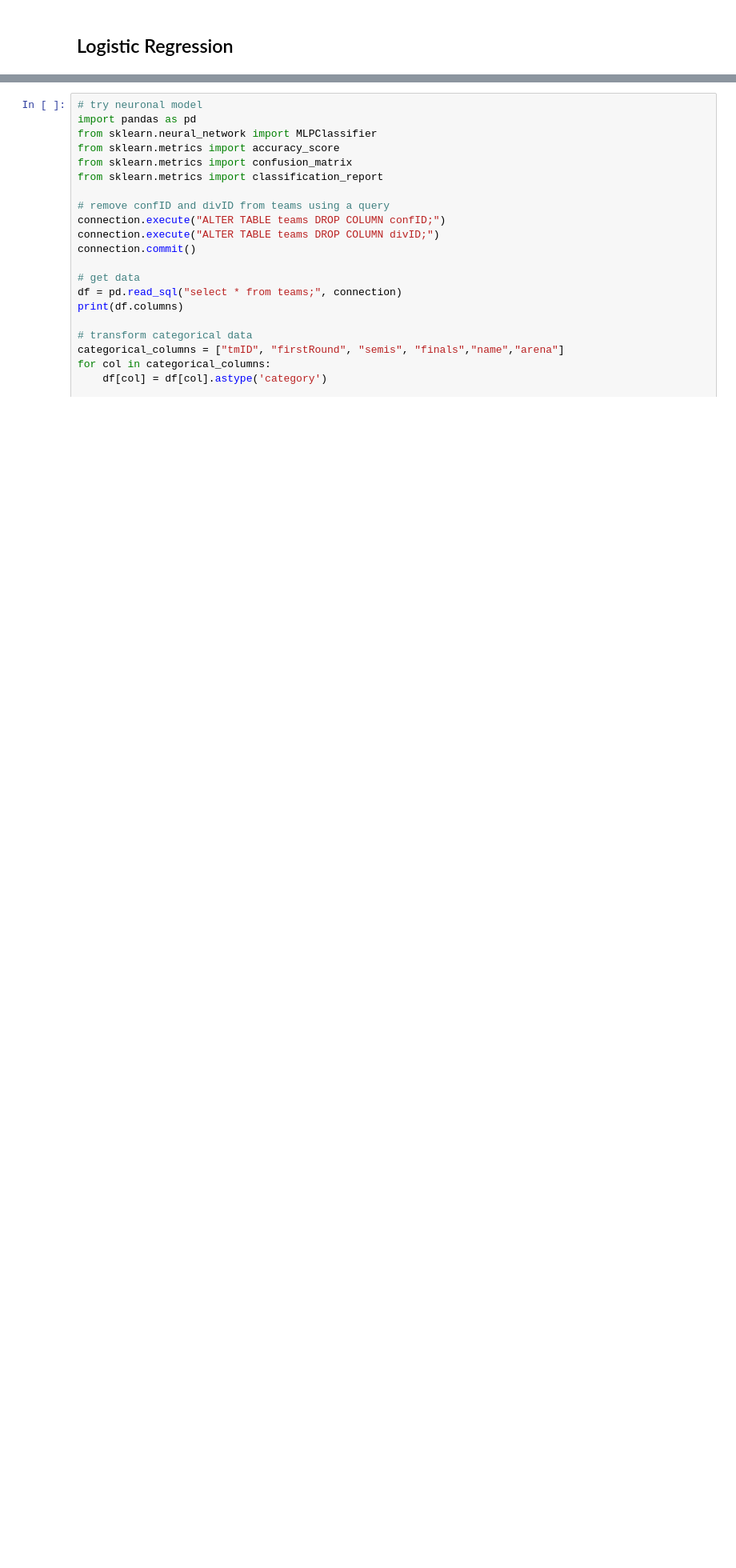
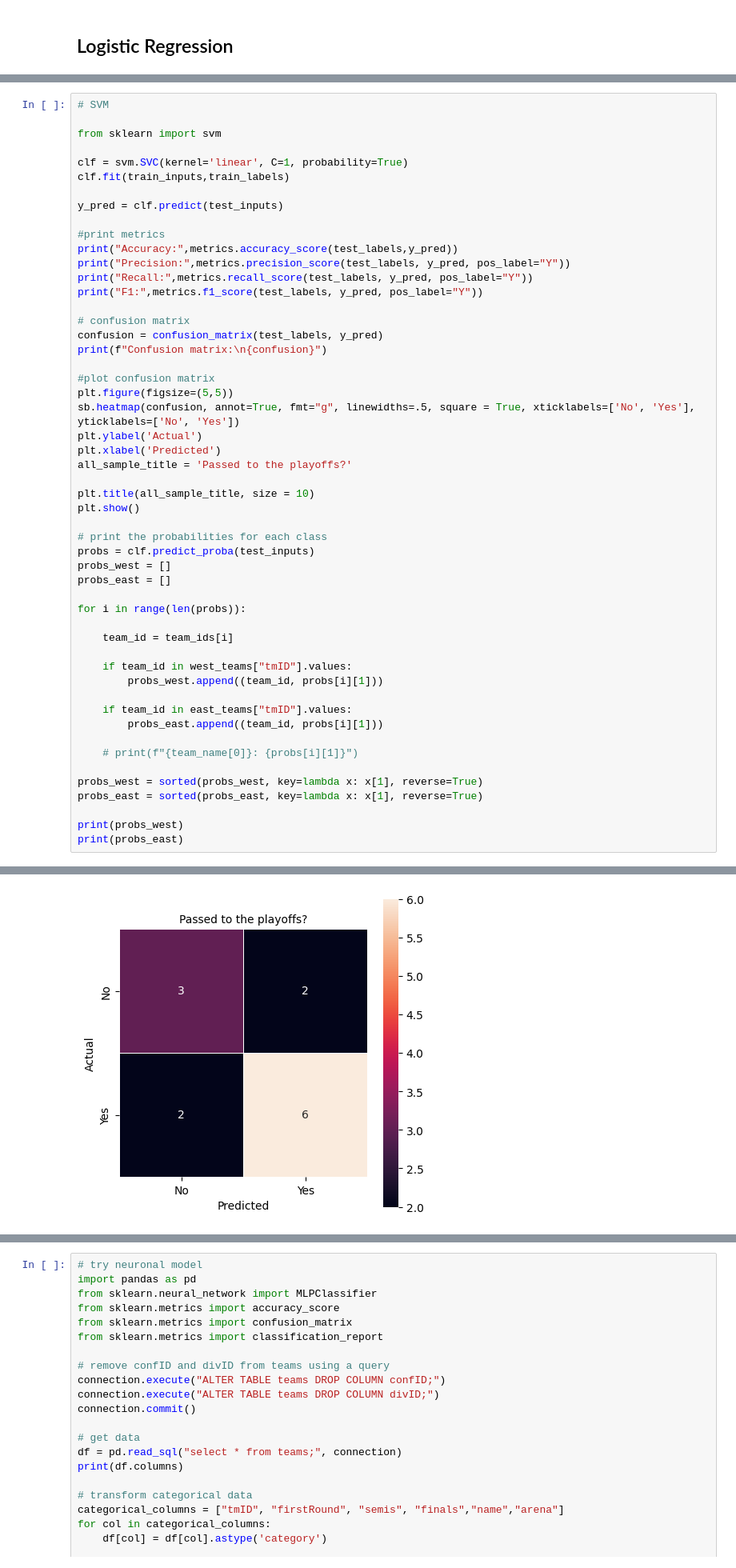
Before and after one commit to FranciscoMaldonado0/feup-ac, a Jupyter notebook: notebook.ipynb, the cells around one changed output, grey strips where cells are left out. Shown at 80% size. Drawn from its saved outputs; the diff is of its cells as text; blank space fills up the shorter version.

```diff
--- a/notebook.ipynb
+++ b/notebook.ipynb
@@ -751,0 +866,53 @@ executing.executing.NotOneValueFound: Expected one value, found 0
+# %%
+# SVM
+
+from sklearn import svm
+
+clf = svm.SVC(kernel='linear', C=1, probability=True)
+clf.fit(train_inputs,train_labels)
+
+y_pred = clf.predict(test_inputs)
+
+#print metrics
+print("Accuracy:",metrics.accuracy_score(test_labels,y_pred))
+print("Precision:",metrics.precision_score(test_labels, y_pred, pos_label="Y"))
+print("Recall:",metrics.recall_score(test_labels, y_pred, pos_label="Y"))
+print("F1:",metrics.f1_score(test_labels, y_pred, pos_label="Y"))
+
+# confusion matrix
+confusion = confusion_matrix(test_labels, y_pred)
+print(f"Confusion matrix:\n{confusion}")
+
+#plot confusion matrix
+plt.figure(figsize=(5,5))
+sb.heatmap(confusion, annot=True, fmt="g", linewidths=.5, square = True, xticklabels=['No', 'Yes'], yticklabels=['No', 'Yes'])
+plt.ylabel('Actual')
+plt.xlabel('Predicted')
+all_sample_title = 'Passed to the playoffs?'
+
+plt.title(all_sample_title, size = 10)
+plt.show()
+
+# print the probabilities for each class
+probs = clf.predict_proba(test_inputs)
+probs_west = []
+probs_east = []
+
+for i in range(len(probs)):
+
+    team_id = team_ids[i]
+
+    if team_id in west_teams["tmID"].values:
+        probs_west.append((team_id, probs[i][1]))
+
+    if team_id in east_teams["tmID"].values:
+        probs_east.append((team_id, probs[i][1]))
+
+    # print(f"{team_name[0]}: {probs[i][1]}")
+
+probs_west = sorted(probs_west, key=lambda x: x[1], reverse=True)
+probs_east = sorted(probs_east, key=lambda x: x[1], reverse=True)
+
+print(probs_west)
+print(probs_east)
+# %% [output]
@@ -751,0 +926 @@ executing.executing.NotOneValueFound: Expected one value, found 0
+[figure, added]
```
Also changed, not shown: parts of 14 cells of this notebook.
